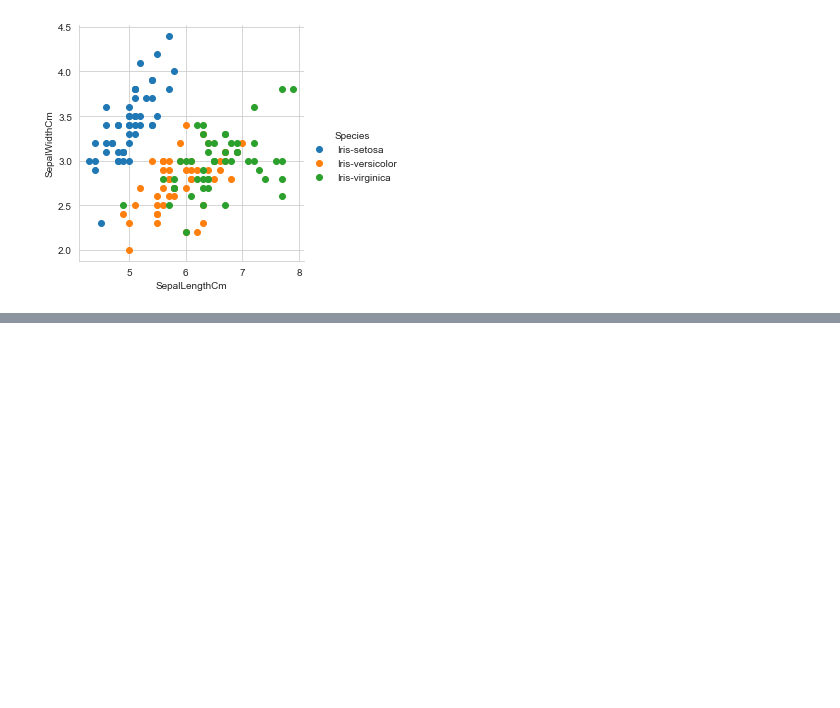
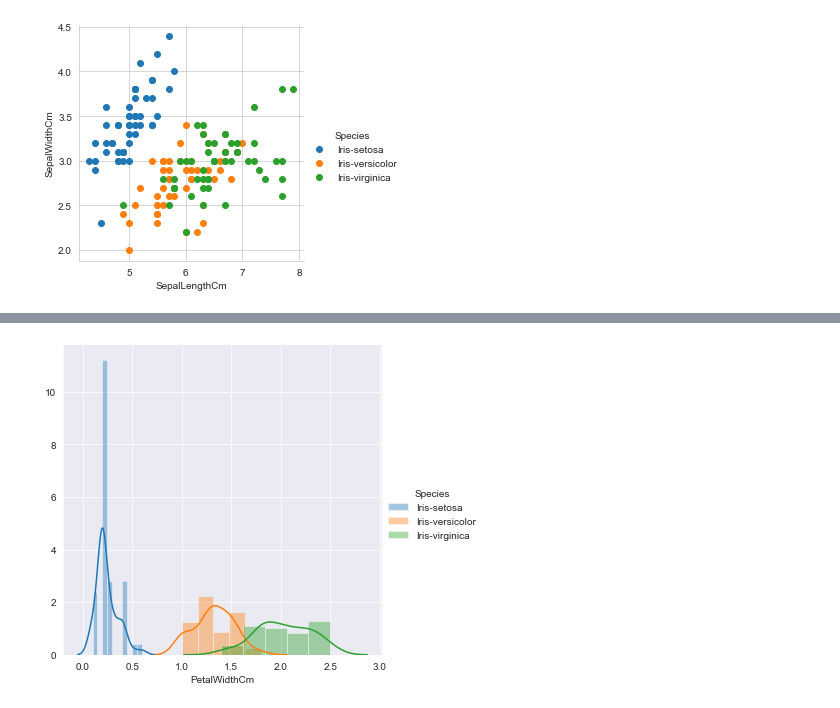
Before and after one commit to ashishsahu1/ML-CacheYard, a Jupyter notebook: AppliedAI/Module 2/EDA/iris.ipynb, the cells around one changed output, grey strips where cells are left out. Saved outputs shown, nothing was run; the diff lists cells and outputs as text; code cells hidden in the pictures; blank space fills up the shorter version.

```diff
--- a/AppliedAI/Module 2/EDA/iris.ipynb
+++ b/AppliedAI/Module 2/EDA/iris.ipynb
@@ -51,0 +69,7 @@ plt.show()
+# %%
+sns.FacetGrid(iris,hue="Species",size = 5)\
+    .map(sns.distplot, "PetalWidthCm")\
+        .add_legend()
+plt.show()
+# %% [output]
+[figure, added]
```
Also changed, not shown: parts of 9 cells of this notebook.
